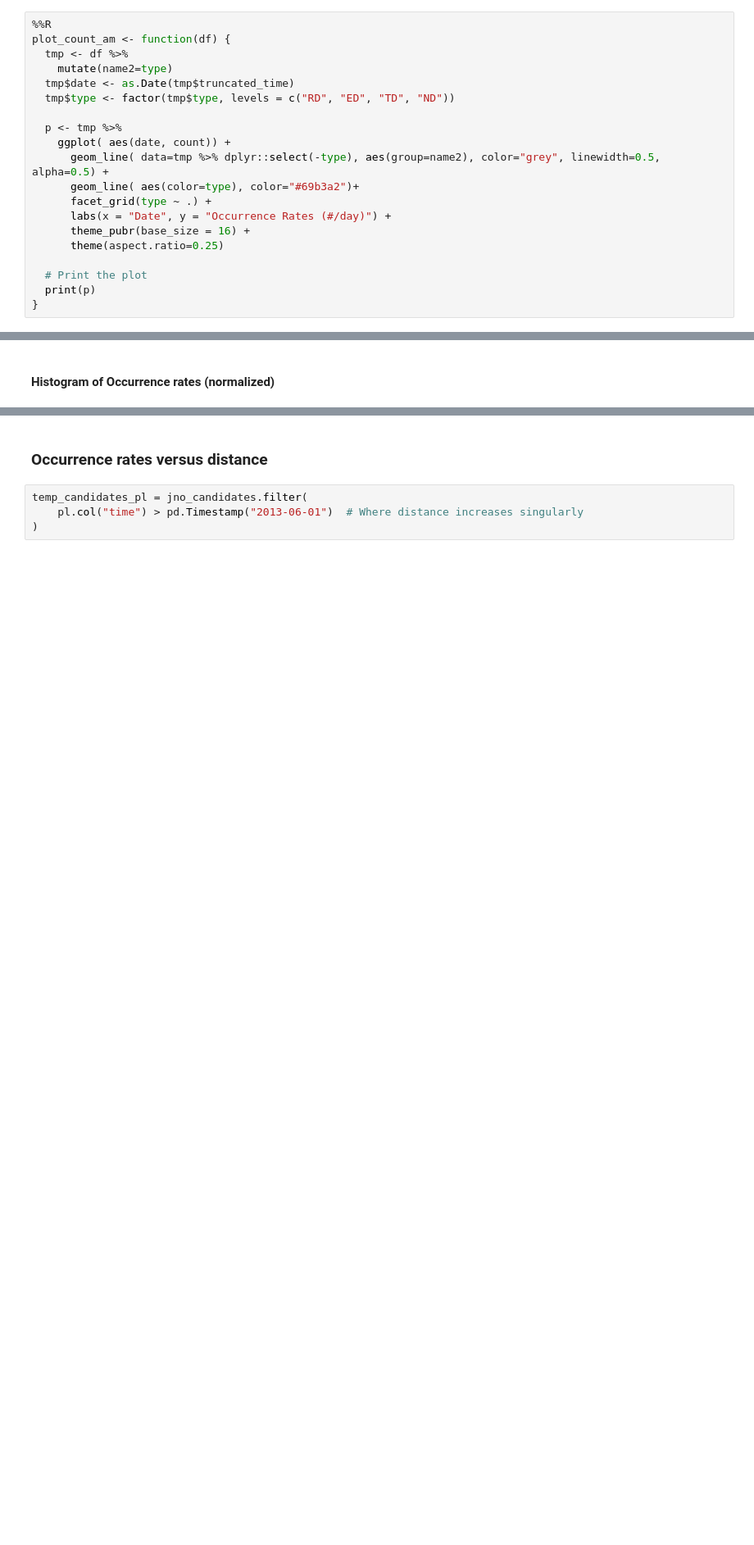
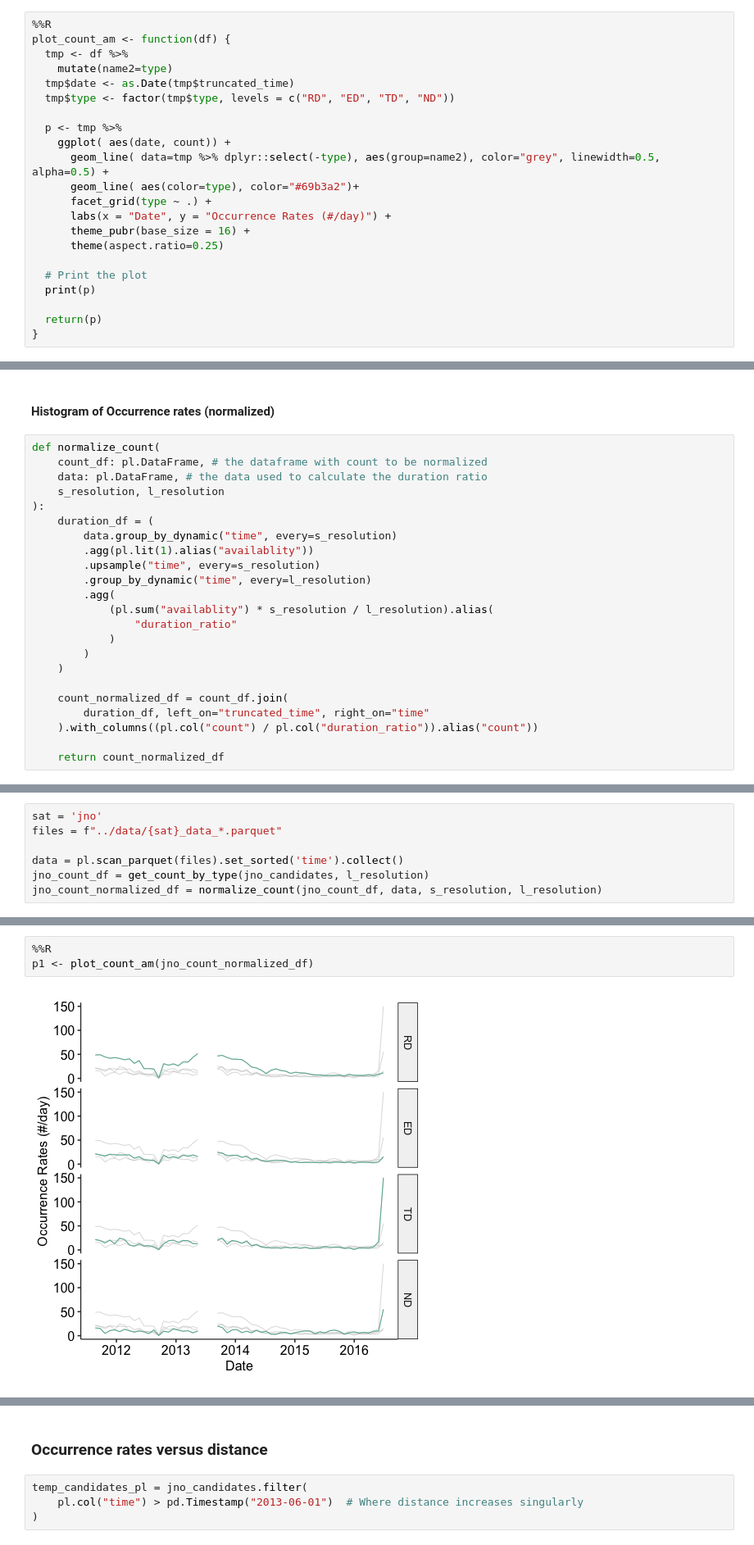
Before and after one commit to Beforerr/planet, a Jupyter notebook: nbs/_test.ipynb, the cells around one changed output, grey strips where cells are left out. Shown at 82% size. Drawn from its saved outputs; the diff is of its cells as text; blank space fills up the shorter version.

```diff
--- a/nbs/_test.ipynb
+++ b/nbs/_test.ipynb
@@ -311,6 +417,8 @@ plot_count_am <- function(df) {
 
   # Print the plot
   print(p)
+
+  return(p)
 }
 # %%
 # Call the function with appropriate arguments
@@ -397,3 +505,26 @@ p <- ggarrange(p1, p2, p3, nrow = 3)
 p
 # %% [markdown]
 #### Histogram of Occurrence rates (normalized)
+# %%
+def normalize_count(
+    count_df: pl.DataFrame, # the dataframe with count to be normalized
+    data: pl.DataFrame, # the data used to calculate the duration ratio
+    s_resolution, l_resolution
+):
+    duration_df = (
+        data.group_by_dynamic("time", every=s_resolution)
+        .agg(pl.lit(1).alias("availablity"))
+        .upsample("time", every=s_resolution)
+        .group_by_dynamic("time", every=l_resolution)
+        .agg(
+            (pl.sum("availablity") * s_resolution / l_resolution).alias(
+                "duration_ratio"
+            )
+        )
+    )
+
+    count_normalized_df = count_df.join(
+        duration_df, left_on="truncated_time", right_on="time"
+    ).with_columns((pl.col("count") / pl.col("duration_ratio")).alias("count"))
+
+    return count_normalized_df
@@ -399,0 +534,7 @@ p
+# %%
+sat = 'jno'
+files = f"../data/{sat}_data_*.parquet"
+
+data = pl.scan_parquet(files).set_sorted('time').collect()
+jno_count_df = get_count_by_type(jno_candidates, l_resolution)
+jno_count_normalized_df = normalize_count(jno_count_df, data, s_resolution, l_resolution)
@@ -427,0 +563,5 @@ thb_count_normalized_df = thb_count_df.join(duration_df, left_on='truncated_time
+# %%
+%%R
+p1 <- plot_count_am(jno_count_normalized_df)
+# %% [output]
+[figure, added]
```
Also changed, not shown: parts of 30 cells of this notebook, 18 other files.
